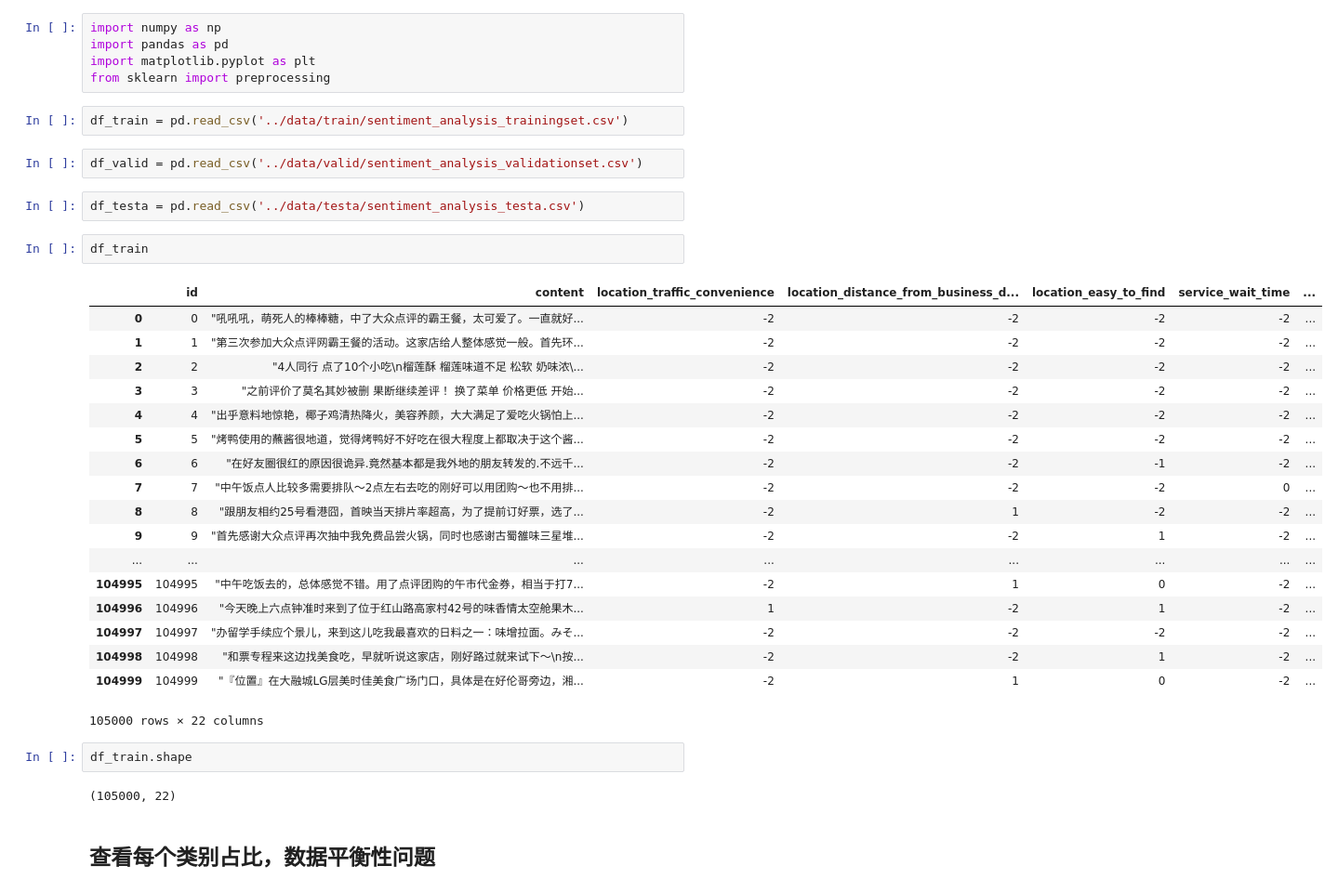
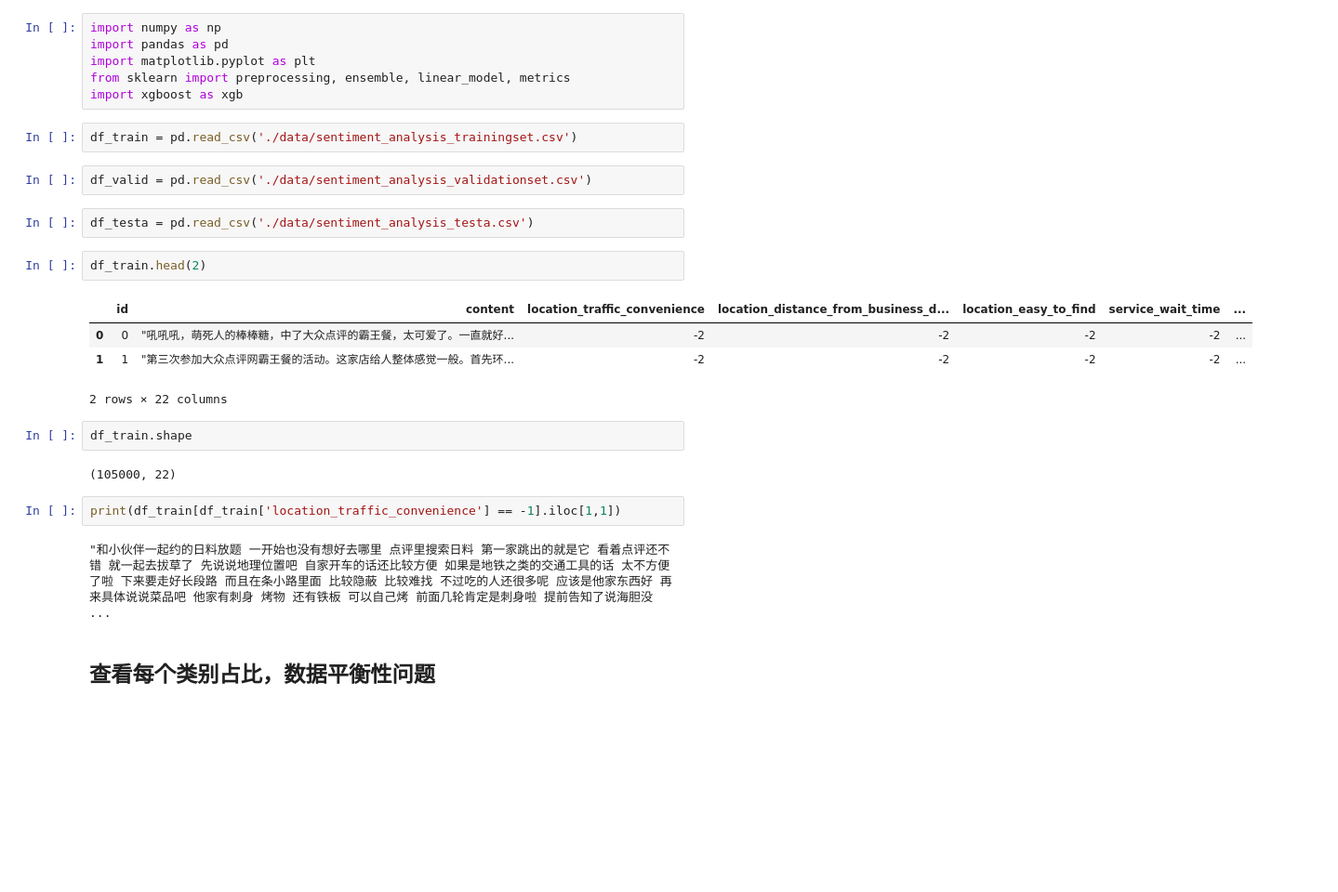
Before and after one commit to zlxy9892/AI-Challenge-2018, a Jupyter notebook: code/data_explore.ipynb, the cells around one changed output. Shown: that part at 93% size. Saved outputs shown, nothing was run; the diff lists cells and outputs as text; blank space fills up the shorter version.

```diff
--- a/code/data_explore.ipynb
+++ b/code/data_explore.ipynb
@@ -2,38 +2,29 @@
 import numpy as np
 import pandas as pd
 import matplotlib.pyplot as plt
-from sklearn import preprocessing
+from sklearn import preprocessing, ensemble, linear_model, metrics
+import xgboost as xgb
 # %%
-df_train = pd.read_csv('../data/train/sentiment_analysis_trainingset.csv')
+df_train = pd.read_csv('./data/sentiment_analysis_trainingset.csv')
 # %%
-df_valid = pd.read_csv('../data/valid/sentiment_analysis_validationset.csv')
+df_valid = pd.read_csv('./data/sentiment_analysis_validationset.csv')
 # %%
-df_testa = pd.read_csv('../data/testa/sentiment_analysis_testa.csv')
+df_testa = pd.read_csv('./data/sentiment_analysis_testa.csv')
 # %%
-df_train
+df_train.head(2)
 # %% [output]
 |  | id | content | location_traffic_convenience | location_distance_from_business_d... | location_easy_to_find | service_wait_time | ... |
 | 0 | 0 | "吼吼吼，萌死人的棒棒糖，中了大众点评的霸王餐，太可爱了。一直就好... | -2 | -2 | -2 | -2 | ... |
 | 1 | 1 | "第三次参加大众点评网霸王餐的活动。这家店给人整体感觉一般。首先环... | -2 | -2 | -2 | -2 | ... |
-| 2 | 2 | "4人同行 点了10个小吃\n榴莲酥 榴莲味道不足 松软 奶味浓\... | -2 | -2 | -2 | -2 | ... |
-| 3 | 3 | "之前评价了莫名其妙被删 果断继续差评！ 换了菜单 价格更低 开始... | -2 | -2 | -2 | -2 | ... |
-| 4 | 4 | "出乎意料地惊艳，椰子鸡清热降火，美容养颜，大大满足了爱吃火锅怕上... | -2 | -2 | -2 | -2 | ... |
-| 5 | 5 | "烤鸭使用的蘸酱很地道，觉得烤鸭好不好吃在很大程度上都取决于这个酱... | -2 | -2 | -2 | -2 | ... |
-| 6 | 6 | "在好友圈很红的原因很诡异.竟然基本都是我外地的朋友转发的.不远千... | -2 | -2 | -1 | -2 | ... |
-| 7 | 7 | "中午饭点人比较多需要排队～2点左右去吃的刚好可以用团购～也不用排... | -2 | -2 | -2 | 0 | ... |
-| 8 | 8 | "跟朋友相约25号看港囧，首映当天排片率超高，为了提前订好票，选了... | -2 | 1 | -2 | -2 | ... |
-| 9 | 9 | "首先感谢大众点评再次抽中我免费品尝火锅，同时也感谢古蜀雒味三星堆... | -2 | -2 | 1 | -2 | ... |
-| ... | ... | ... | ... | ... | ... | ... | ... |
-| 104995 | 104995 | "中午吃饭去的，总体感觉不错。用了点评团购的午市代金券，相当于打7... | -2 | 1 | 0 | -2 | ... |
-| 104996 | 104996 | "今天晚上六点钟准时来到了位于红山路高家村42号的味香情太空舱果木... | 1 | -2 | 1 | -2 | ... |
-| 104997 | 104997 | "办留学手续应个景儿，来到这儿吃我最喜欢的日料之一：味增拉面。みそ... | -2 | -2 | -2 | -2 | ... |
-| 104998 | 104998 | "和票专程来这边找美食吃，早就听说这家店，刚好路过就来试下～\n按... | -2 | -2 | 1 | -2 | ... |
-| 104999 | 104999 | "『位置』在大融城LG层美时佳美食广场门口，具体是在好伦哥旁边，湘... | -2 | 1 | 0 | -2 | ... |
-105000 rows × 22 columns
+2 rows × 22 columns
 # %%
 df_train.shape
 # %% [output]
 (105000, 22)
+# %%
+print(df_train[df_train['location_traffic_convenience'] == -1].iloc[1,1])
+# %% [output]
+"和小伙伴一起约的日料放题 一开始也没有想好去哪里 点评里搜索日料 第一家跳出的就是它 看着点评还不错 就一起去拔草了 先说说地理位置吧 自家开车的话还比较方便 如果是地铁之类的交通工具的话 太不方便了啦 下来要走好长段路 而且在条小路里面 比较隐蔽 比较难找 不过吃的人还很多呢 应该是他家东西好 再来具体说说菜品吧 他家有刺身 烤物 还有铁板 可以自己烤 前面几轮肯定是刺身啦 提前告知了说海胆没 ...
 # %% [markdown]
 ## 查看每个类别占比，数据平衡性问题
 # %%
```
Also changed, not shown: parts of 14 cells of this notebook, 7 other files.
